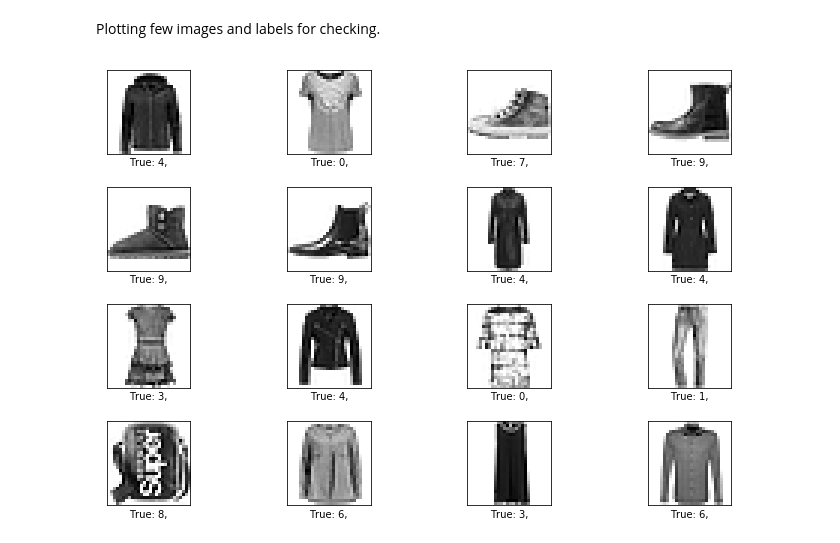
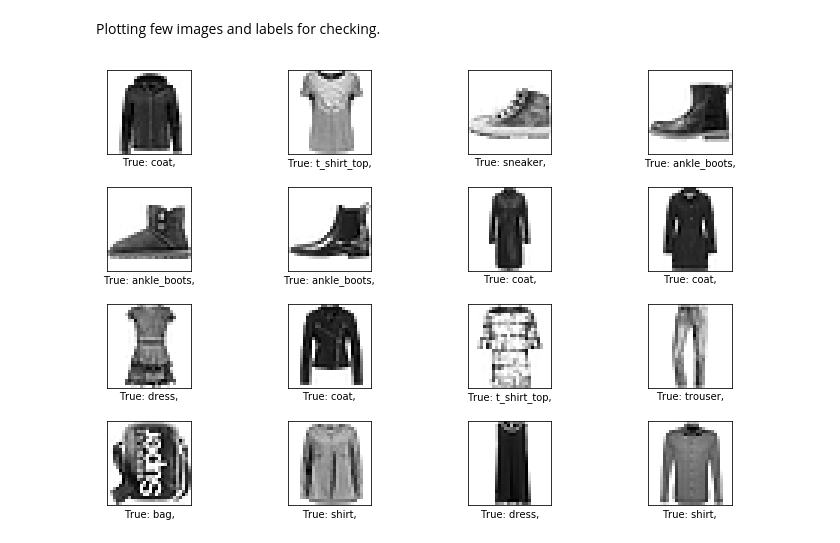
Before and after one commit to shonaka/DeepLearning, a Jupyter notebook: TF01_linear_model.ipynb, the cells around one changed output. Cells and saved outputs as stored; diff of their text form; code cells hidden in the pictures.

Commit message:
Finished implementing training and testing

```diff
--- a/TF01_linear_model.ipynb
+++ b/TF01_linear_model.ipynb
@@ -51,7 +58,8 @@ LABELS = ['t_shirt_top',  # 0
 # %%
 from tensorflow.examples.tutorials.mnist import input_data
 data = input_data.read_data_sets('data/fashion',
-                                 source_url='http://fashion-mnist.s3-website.eu-central-1.amazonaws.com/')
+                                 source_url='http://fashion-mnist.s3-website.eu-central-1.amazonaws.com/',
+                                 one_hot=True)
 # %% [output]
 Extracting data/fashion/train-images-idx3-ubyte.gz
 Extracting data/fashion/train-labels-idx1-ubyte.gz
@@ -79,0 +92,8 @@ Example training labels:
+# %%
+# Define another class labels where the true class is indicated by the integer values
+data.train.cls = np.array([label.argmax() for label in data.train.labels])
+data.validation.cls = np.array([label.argmax() for label in data.validation.labels])
+data.test.cls = np.array([label.argmax() for label in data.test.labels])
+
+# Showing an example
+print(data.test.cls[0:5])
@@ -103,9 +125,10 @@ def plt_image_labels(images, num_row, num_col, class_true, class_pred=None):
 
         # Show labels
         if class_pred is None:
-            xlabel = "True: {0},".format(class_true[i])
+            xlabel = "True: {0},".format(LABELS[class_true[i]])
         else:
-            xlabel = "True: {0}, Pred: {1}".format(class_true[i], class_pred[i])
+            xlabel = "True: {0}, Pred: {1}".format(LABELS[class_true[i]],
+                                                   LABELS[class_pred[i]])
 
         ax.set_xlabel(xlabel)
 
@@ -116,9 +139,9 @@ def plt_image_labels(images, num_row, num_col, class_true, class_pred=None):
 Plotting few images and labels for checking.
 # %%
 images = data.train.images[0:16]
-class_true = data.train.labels[0:16]
+class_true = data.train.cls[0:16]
 
 # Plot using the function you made above
 plt_image_labels(images=images, num_row=4, num_col=4, class_true=class_true)
 # %% [output]
-[figure, old version]
+[figure, new version]
```
Also changed, not shown: parts of 19 cells of this notebook.
